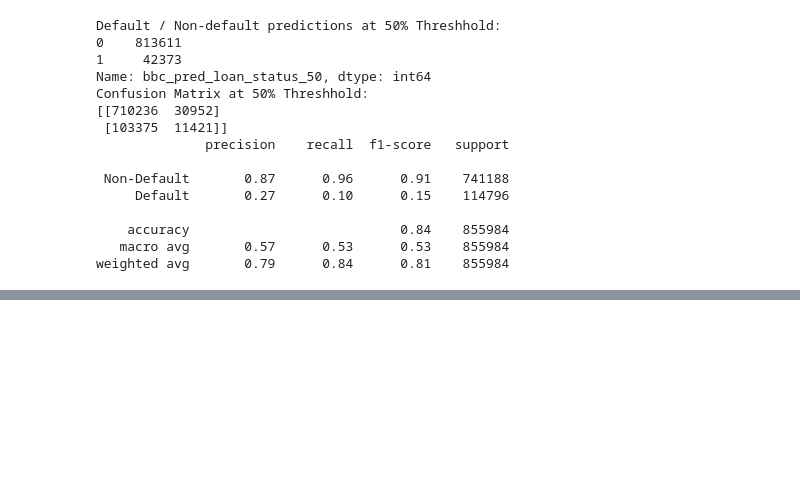
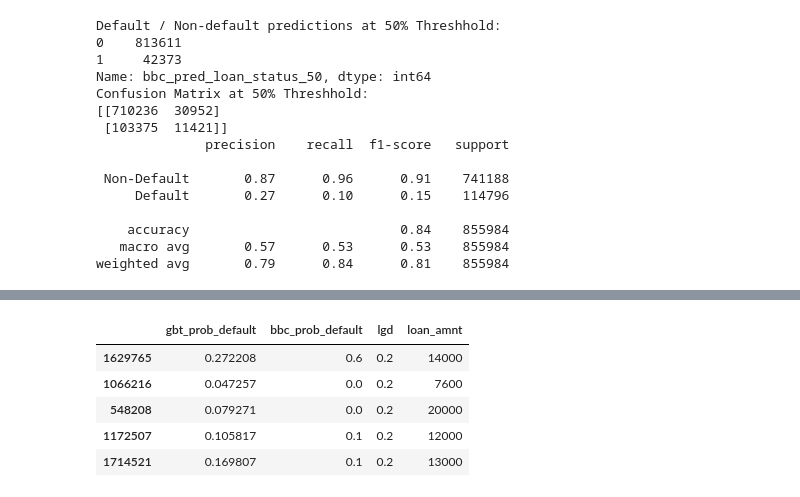
Before and after one commit to simonhchen/Kaggle-Lending-Club, a Jupyter notebook: Kaggle Lending Club.ipynb, the cells around one changed output, grey strips where cells are left out. Cells and saved outputs as stored; diff of their text form; code cells hidden in the pictures; blank space fills up the shorter version.

```diff
--- a/Kaggle Lending Club.ipynb
+++ b/Kaggle Lending Club.ipynb
@@ -626,0 +768,15 @@ weighted avg       0.79      0.84      0.81    855984
+# %%
+# Creating a portfolio dataframe
+portfolio_5c = pd.DataFrame(gbt_preds[:,1][0:], columns = ['gbt_prob_default'])
+portfolio_5c.index = X_test.index
+portfolio_5c['bbc_prob_default'] = bbc_preds[:,1][0:]
+portfolio_5c['lgd'] = 0.2
+portfolio_5c['loan_amnt'] = X_test.loan_amnt
+portfolio_5c.head()
+# %% [output]
+|  | gbt_prob_default | bbc_prob_default | lgd | loan_amnt |
+| 1629765 | 0.272208 | 0.6 | 0.2 | 14000 |
+| 1066216 | 0.047257 | 0.0 | 0.2 | 7600 |
+| 548208 | 0.079271 | 0.0 | 0.2 | 20000 |
+| 1172507 | 0.105817 | 0.1 | 0.2 | 12000 |
+| 1714521 | 0.169807 | 0.1 | 0.2 | 13000 |
```
Also changed, not shown: parts of 10 cells of this notebook.
